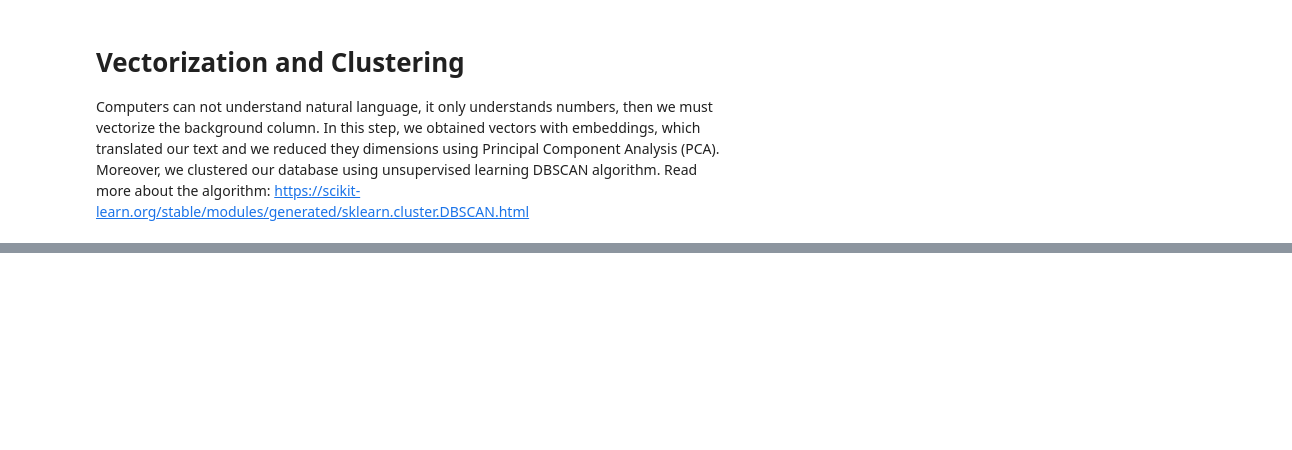
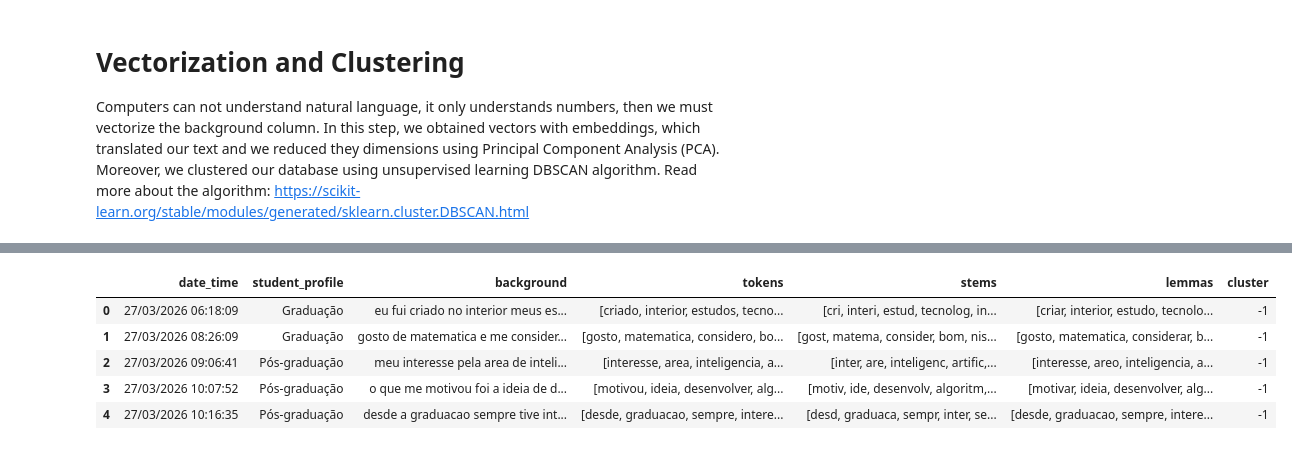
Before and after one commit to lid-ufpa/amiai, a Jupyter notebook: notebook/02_vec_clust.ipynb, the cells around one changed output, grey strips where cells are left out. Saved outputs shown, nothing was run; the diff lists cells and outputs as text; code cells hidden in the pictures; blank space fills up the shorter version.

```diff
--- a/notebook/02_vec_clust.ipynb
+++ b/notebook/02_vec_clust.ipynb
@@ -56,0 +63,11 @@ Name: background, dtype: str
+# %%
+df["cluster"] = clusters
+df["lemmas"] = df["lemmas"].apply(lambda x: np.array(x))
+df.head()
+# %% [output]
+|  | date_time | student_profile | background | tokens | stems | lemmas | cluster |
+| 0 | 27/03/2026 06:18:09 | Graduação | eu fui criado no interior meus es... | [criado, interior, estudos, tecno... | [cri, interi, estud, tecnolog, in... | [criar, interior, estudo, tecnolo... | -1 |
+| 1 | 27/03/2026 08:26:09 | Graduação | gosto de matematica e me consider... | [gosto, matematica, considero, bo... | [gost, matema, consider, bom, nis... | [gosto, matematica, considerar, b... | -1 |
+| 2 | 27/03/2026 09:06:41 | Pós-graduação | meu interesse pela area de inteli... | [interesse, area, inteligencia, a... | [inter, are, inteligenc, artific,... | [interesse, areo, inteligencia, a... | -1 |
+| 3 | 27/03/2026 10:07:52 | Pós-graduação | o que me motivou foi a ideia de d... | [motivou, ideia, desenvolver, alg... | [motiv, ide, desenvolv, algoritm,... | [motivar, ideia, desenvolver, alg... | -1 |
+| 4 | 27/03/2026 10:16:35 | Pós-graduação | desde a graduacao sempre tive int... | [desde, graduacao, sempre, intere... | [desd, graduaca, sempr, inter, se... | [desde, graduacao, sempre, intere... | -1 |
```
Also changed, not shown: parts of 10 cells of this notebook.
